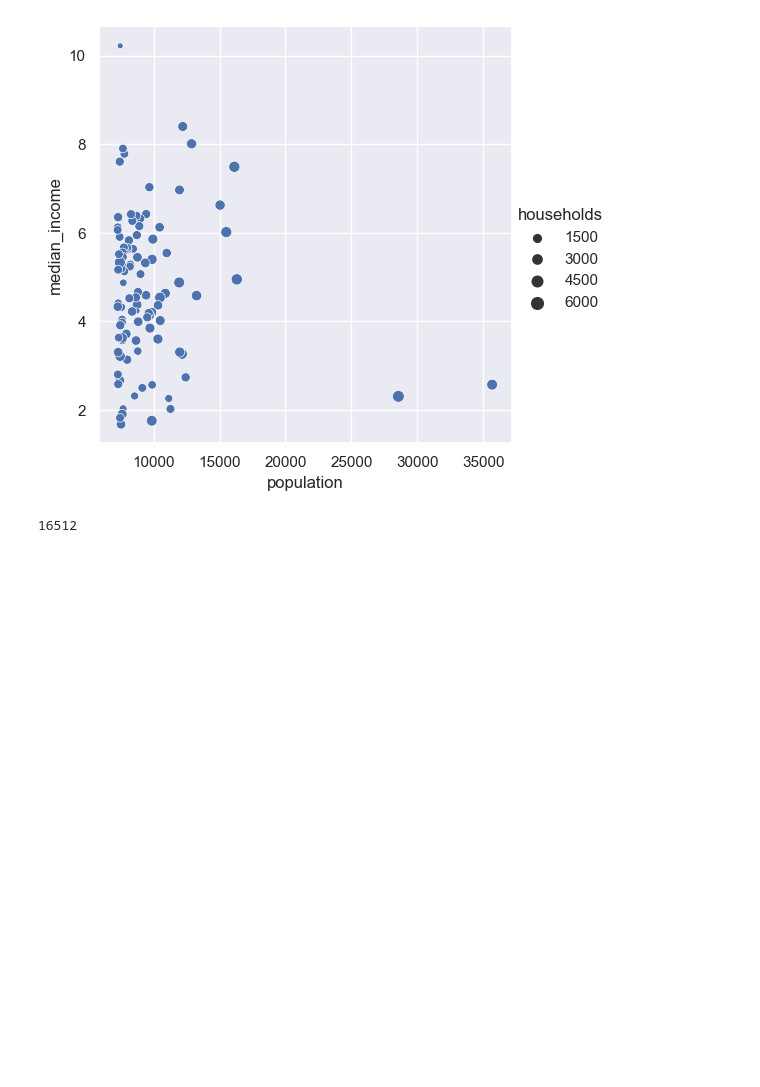
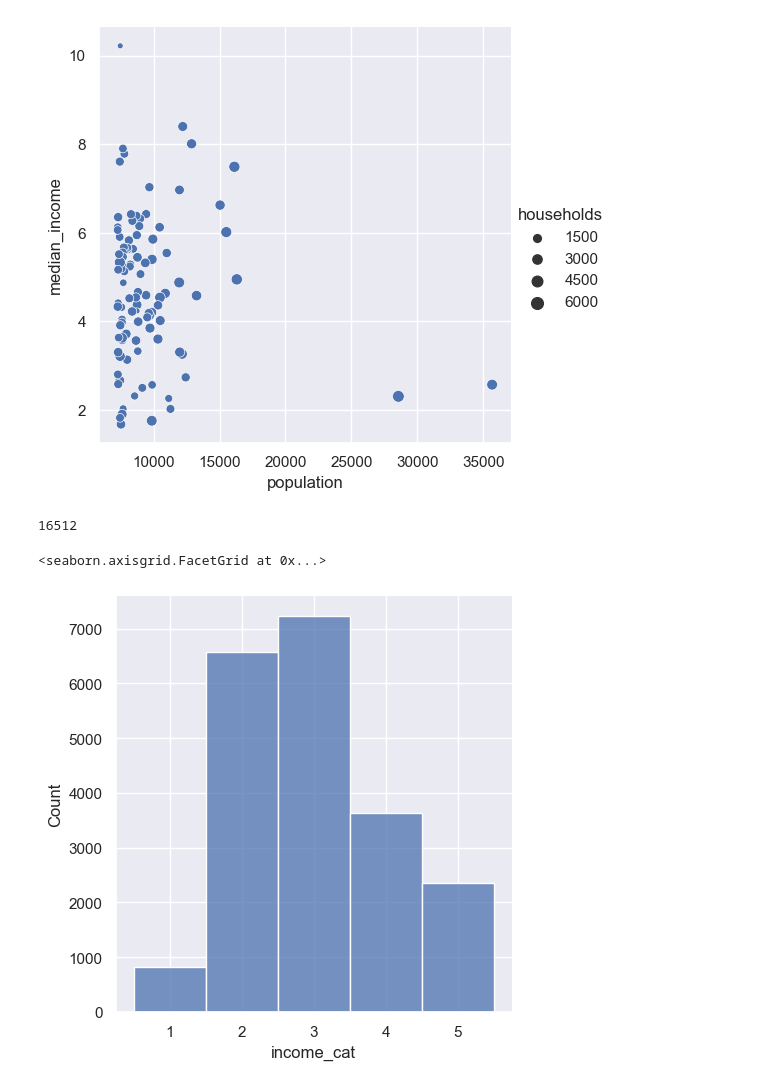
Before and after one commit to zubairmh/notebooks, a Jupyter notebook: houses.ipynb, the cells around one changed output. Saved outputs shown, nothing was run; the diff lists cells and outputs as text; code cells hidden in the pictures; blank space fills up the shorter version.

Commit message:
Beautiful Visualizations

```diff
--- a/houses.ipynb
+++ b/houses.ipynb
@@ -65,6 +65,7 @@ housing.describe()
 
 import seaborn as sea
 sea.set_theme()
+sea.set_context("notebook")
 
 sea.relplot(
     data=housing.sort_values(by="population", ascending=False)[0:100], # 100 of most populated areas
@@ -104,0 +114,11 @@ train_set, test_set = split_train_test_by_id(housing_with_id, 0.2, "id")
+# %%
+# Splitting income into 5 categories
+
+housing["income_cat"] = pd.cut(housing["median_income"],
+    bins=[0., 1.5, 3.0, 4.5, 6., np.inf],
+    labels=[1, 2, 3, 4, 5])
+# %%
+sea.displot(housing["income_cat"])
+# %% [output]
+<seaborn.axisgrid.FacetGrid at 0x...>
+[figure, added]
```
Also changed, not shown: parts of 10 cells of this notebook.
